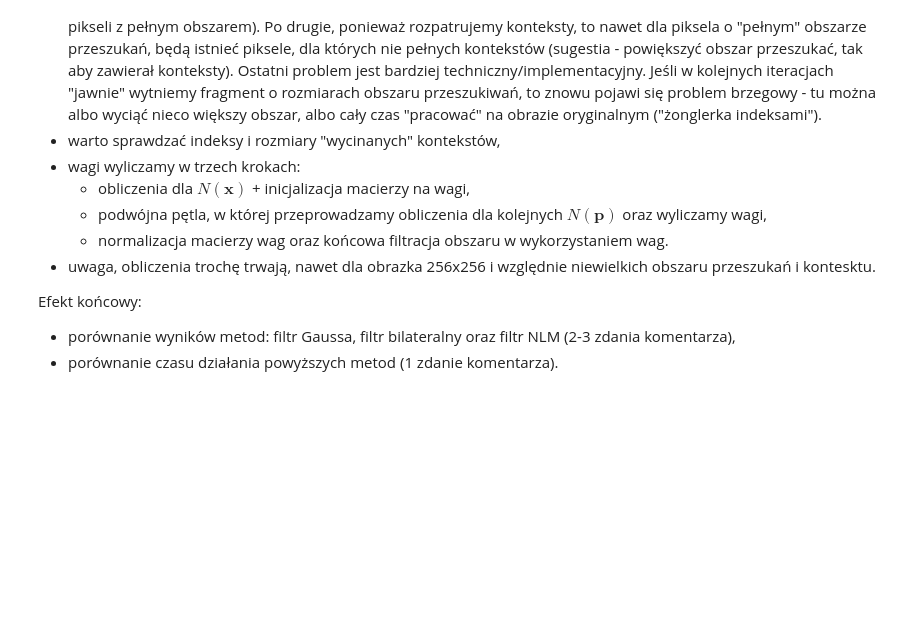
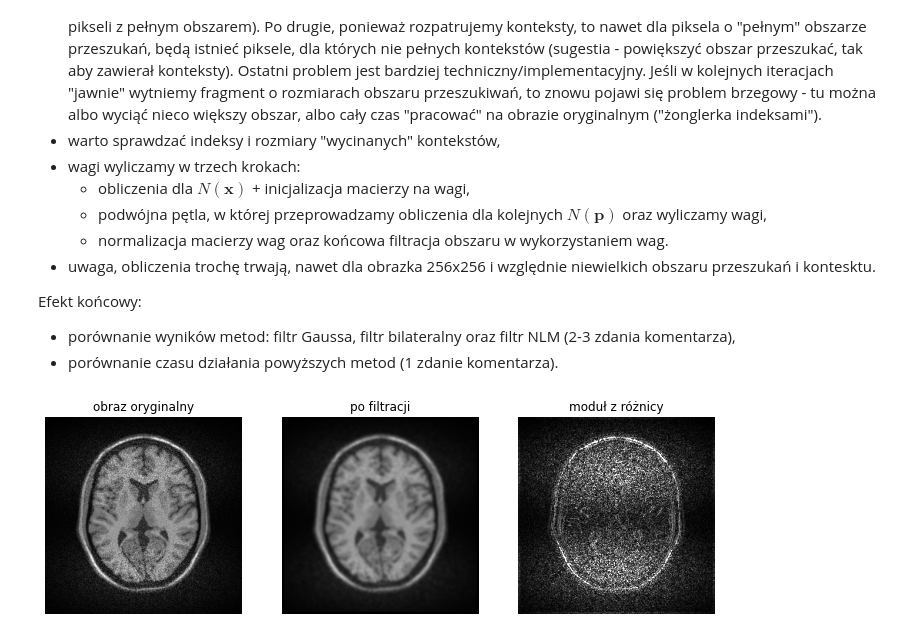
Before and after one commit to mhawryluk/wdcpo, a Jupyter notebook: lab7/07_bilateral_hw.ipynb, the cells around one changed output. Cells and saved outputs as stored; diff of their text form; code cells hidden in the pictures; blank space fills up the shorter version.

```diff
--- a/lab7/07_bilateral_hw.ipynb
+++ b/lab7/07_bilateral_hw.ipynb
@@ -81,3 +81,5 @@ import os
 
 if not os.path.exists("MR_data.mat") :
     !wget https://raw.githubusercontent.com/vision-agh/poc_sw/master/07_Bilateral/MR_data.mat --no-check-certificate
+
+mat = loadmat("MR_data.mat")
@@ -83,0 +206,12 @@ if not os.path.exists("MR_data.mat") :
+# %%
+image = mat['I_noisy2']
+window_size = 3
+area_size = 7
+alpha = 1.
+sigma_s = 1.5
+sigma_r = 1.
+# %%
+filtered = convolution(image, area_size, sigma_s)
+show_filtered(image, filtered)
+# %% [output]
+[figure, added]
```
Also changed, not shown: parts of 4 cells of this notebook, 1 other file.
